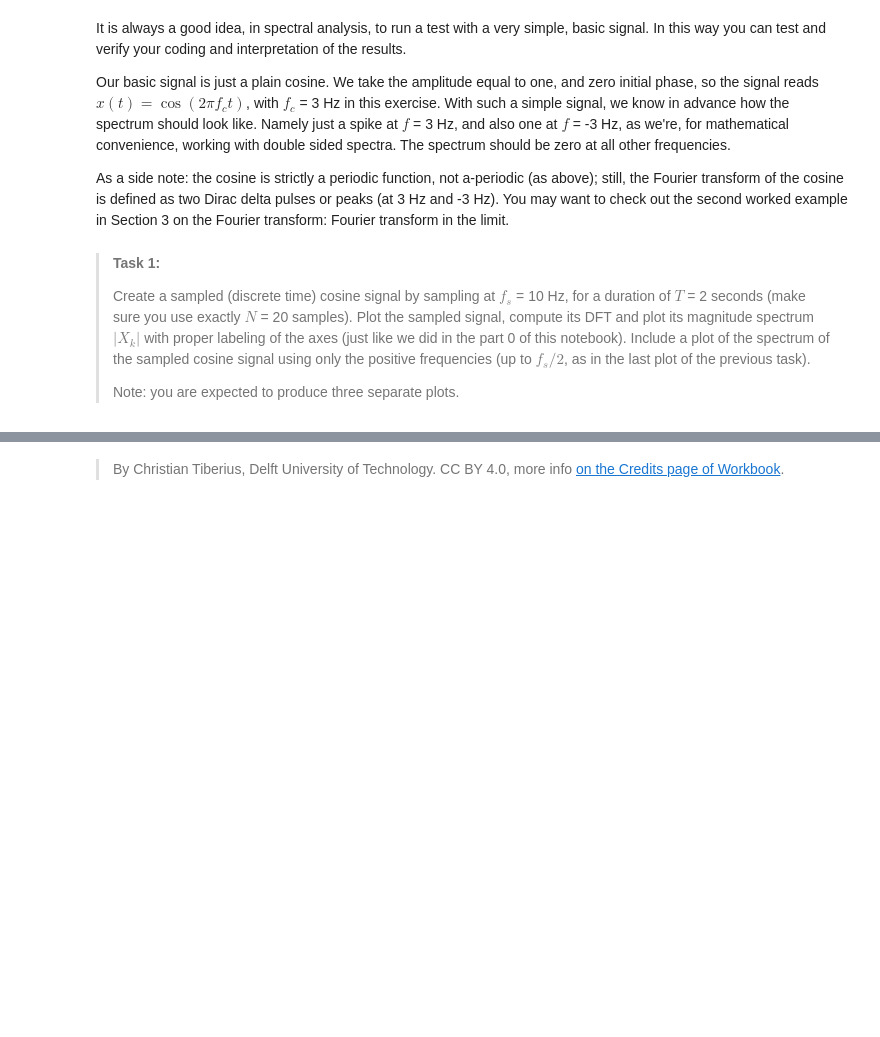
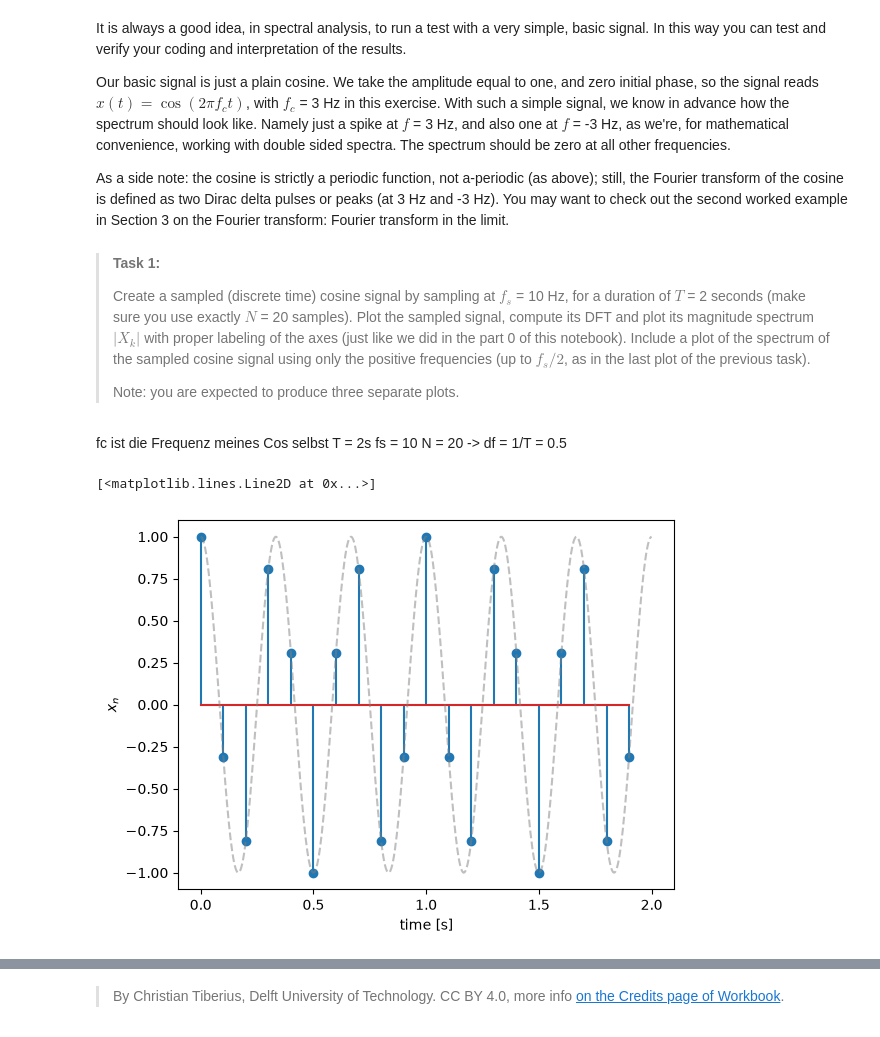
Before and after one commit to fwallisch0512/WS2.3, a Jupyter notebook: DFT.ipynb, the cells around one changed output, grey strips where cells are left out. Saved outputs shown, nothing was run; the diff lists cells and outputs as text; code cells hidden in the pictures; blank space fills up the shorter version.

```diff
--- a/DFT.ipynb
+++ b/DFT.ipynb
@@ -151,8 +187,28 @@ As a side note: the cosine is strictly a periodic function, not a-periodic (as a
 > Create a sampled (discrete time) cosine signal by sampling at $f_s$ = 10 Hz, for a duration of $T$ = 2 seconds (make sure you use exactly $N$ = 20 samples). Plot the sampled signal, compute its DFT and plot its magnitude spectrum $|X_k|$ with proper labeling of the axes (just like we did in the part 0 of this notebook). Include a plot of the spectrum of the sampled cosine signal using only the positive frequencies (up to $f_s/2$, as in the last plot of the previous task).
 >
 > Note: you are expected to produce three separate plots.
+# %% [markdown]
+fc ist die Frequenz meines Cos selbst
+T = 2s
+fs = 10
+N = 20
+-> df = 1/T = 0.5
 # %%
-### YOUR CODE HERE ###
+#Visualize the signal
+t = np.arange(0,2,0.1)
+fc = 3
+xt = np.cos(2*np.pi*fc*t)
+
+plt.stem(t, xt)
+plt.xticks(np.arange(0, 2.1, 0.5))
+plt.xlabel('time [s]')
+plt.ylabel('$x_n$');
+
+t_fine = np.linspace(0, 2, 500)
+plt.plot(t_fine, np.cos(2 * np.pi * fc * t_fine), '--', color='gray', alpha=0.5)
 
 # Plot 1
+# %% [output]
+[<matplotlib.lines.Line2D at 0x...>]
+[figure, added]
 # %%
```
Also changed, not shown: parts of 12 cells of this notebook.
